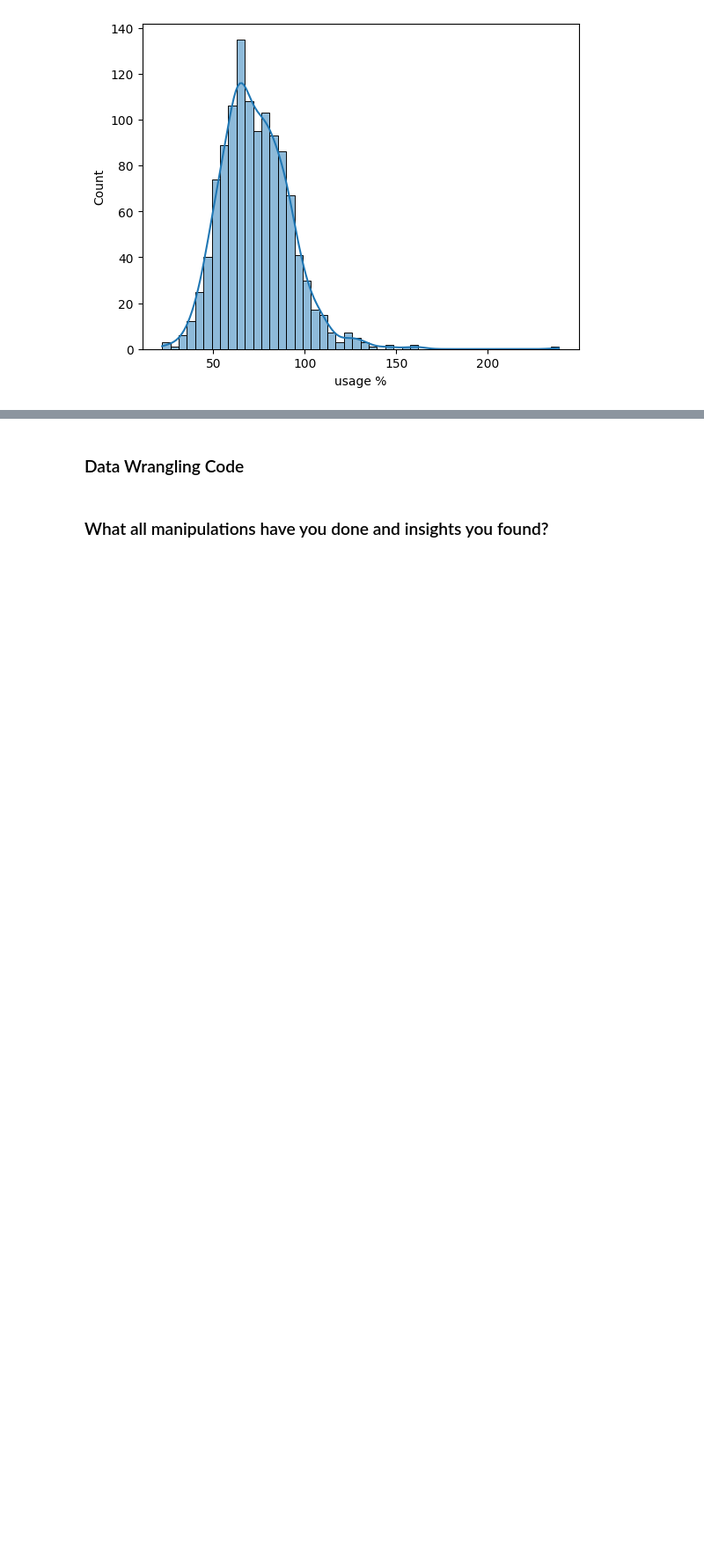
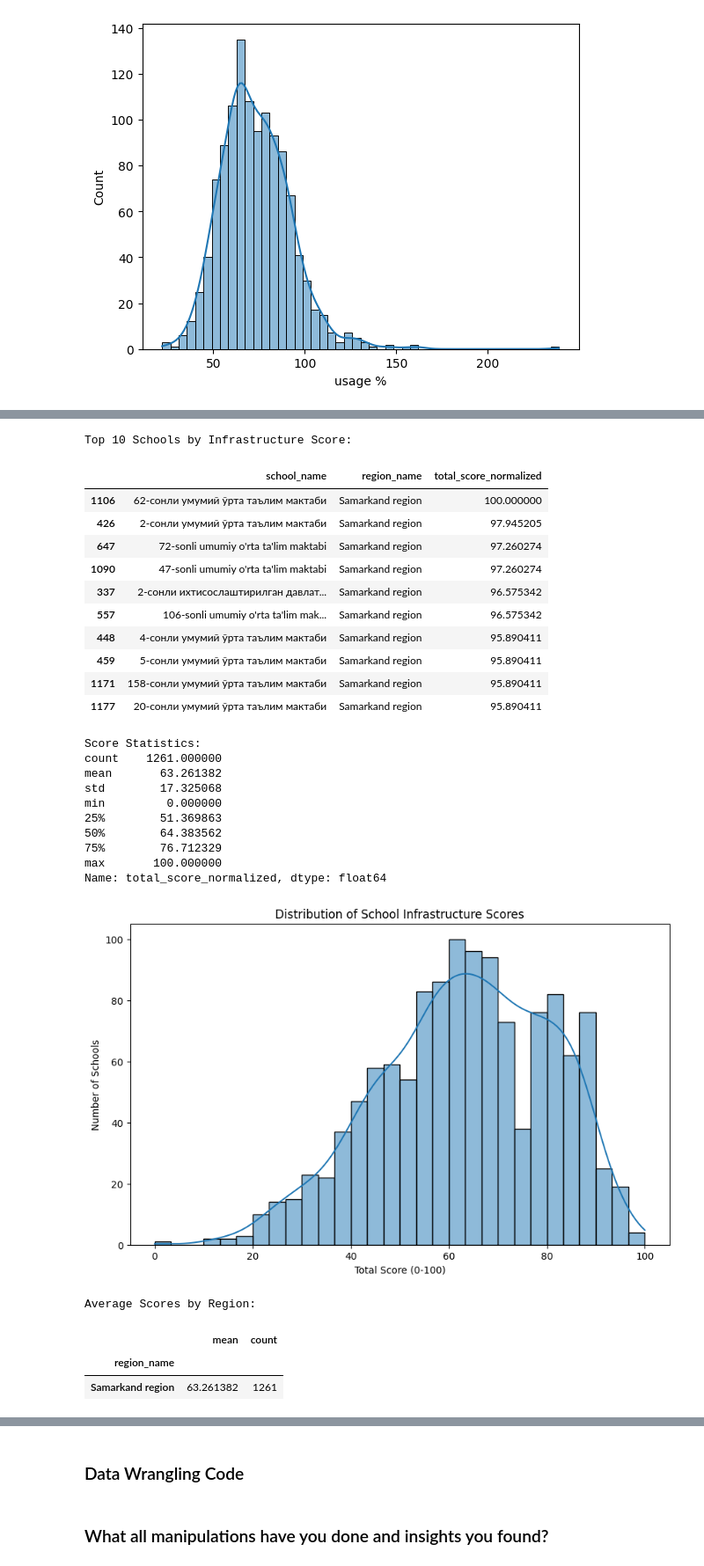
Before and after one commit to Kartikrast/social-infra-prediction-model, a Jupyter notebook: python_files/steps.ipynb, the cells around one changed output, grey strips where cells are left out. Shown: that part at 88% size. Drawn from its saved outputs; the diff is of its cells as text; code cells hidden in the pictures; blank space fills up the shorter version.

Commit message:
Created the scores for each df

```diff
--- a/python_files/steps.ipynb
+++ b/python_files/steps.ipynb
@@ -509,0 +755,61 @@ population_df.head()
+# %%
+# Calculate simple sum score
+# First, get only the columns we want to sum (excluding ID and name columns)
+score_columns = resources_df_transformed.columns.difference(['ID', 'school_name', 'region_name', 'district_name'])
+
+# Calculate total score by summing all columns
+resources_df_transformed['total_score'] = resources_df_transformed[score_columns].sum(axis=1)
+
+# Normalize the total score to 0-100 scale for easier interpretation
+resources_df_transformed['total_score_normalized'] = ((resources_df_transformed['total_score'] - resources_df_transformed['total_score'].min()) /
+                                                    (resources_df_transformed['total_score'].max() - resources_df_transformed['total_score'].min())) * 100
+
+# Show top 10 schools
+print("Top 10 Schools by Infrastructure Score:")
+top_10_schools = resources_df_transformed[['school_name', 'region_name', 'total_score_normalized']].nlargest(10, 'total_score_normalized')
+display(top_10_schools)
+
+# Basic statistics of the scores
+print("\nScore Statistics:")
+print(resources_df_transformed['total_score_normalized'].describe())
+
+# Visualize the distribution of scores
+plt.figure(figsize=(10, 6))
+sns.histplot(data=resources_df_transformed, x='total_score_normalized', bins=30, kde=True)
+plt.title('Distribution of School Infrastructure Scores')
+plt.xlabel('Total Score (0-100)')
+plt.ylabel('Number of Schools')
+plt.show()
+
+# Show average scores by region
+print("\nAverage Scores by Region:")
+regional_scores = resources_df_transformed.groupby('region_name')['total_score_normalized'].agg(['mean', 'count']).sort_values('mean', ascending=False)
+display(regional_scores)
+# %% [output]
+Top 10 Schools by Infrastructure Score:
+|  | school_name | region_name | total_score_normalized |
+| 1106 | 62-сонли умумий ўрта таълим мактаби | Samarkand region | 100.000000 |
+| 426 | 2-сонли умумий ўрта таълим мактаби | Samarkand region | 97.945205 |
+| 647 | 72-sonli umumiy o'rta ta'lim maktabi | Samarkand region | 97.260274 |
+| 1090 | 47-sonli umumiy o'rta ta'lim maktabi | Samarkand region | 97.260274 |
+| 337 | 2-сонли ихтисослаштирилган давлат... | Samarkand region | 96.575342 |
+| 557 | 106-sonli umumiy o'rta ta'lim mak... | Samarkand region | 96.575342 |
+| 448 | 4-сонли умумий ўрта таълим мактаби | Samarkand region | 95.890411 |
+| 459 | 5-сонли умумий ўрта таълим мактаби | Samarkand region | 95.890411 |
+| 1171 | 158-сонли умумий ўрта таълим мактаби | Samarkand region | 95.890411 |
+| 1177 | 20-сонли умумий ўрта таълим мактаби | Samarkand region | 95.890411 |
+Score Statistics:
+count    1261.000000
+mean       63.261382
+std        17.325068
+min         0.000000
+25%        51.369863
+50%        64.383562
+75%        76.712329
+max       100.000000
+Name: total_score_normalized, dtype: float64
+[figure, added]
+Average Scores by Region:
+|  | mean | count |
+| region_name |  |  |
+| Samarkand region | 63.261382 | 1261 |
```
Also changed, not shown: parts of 19 cells of this notebook.
